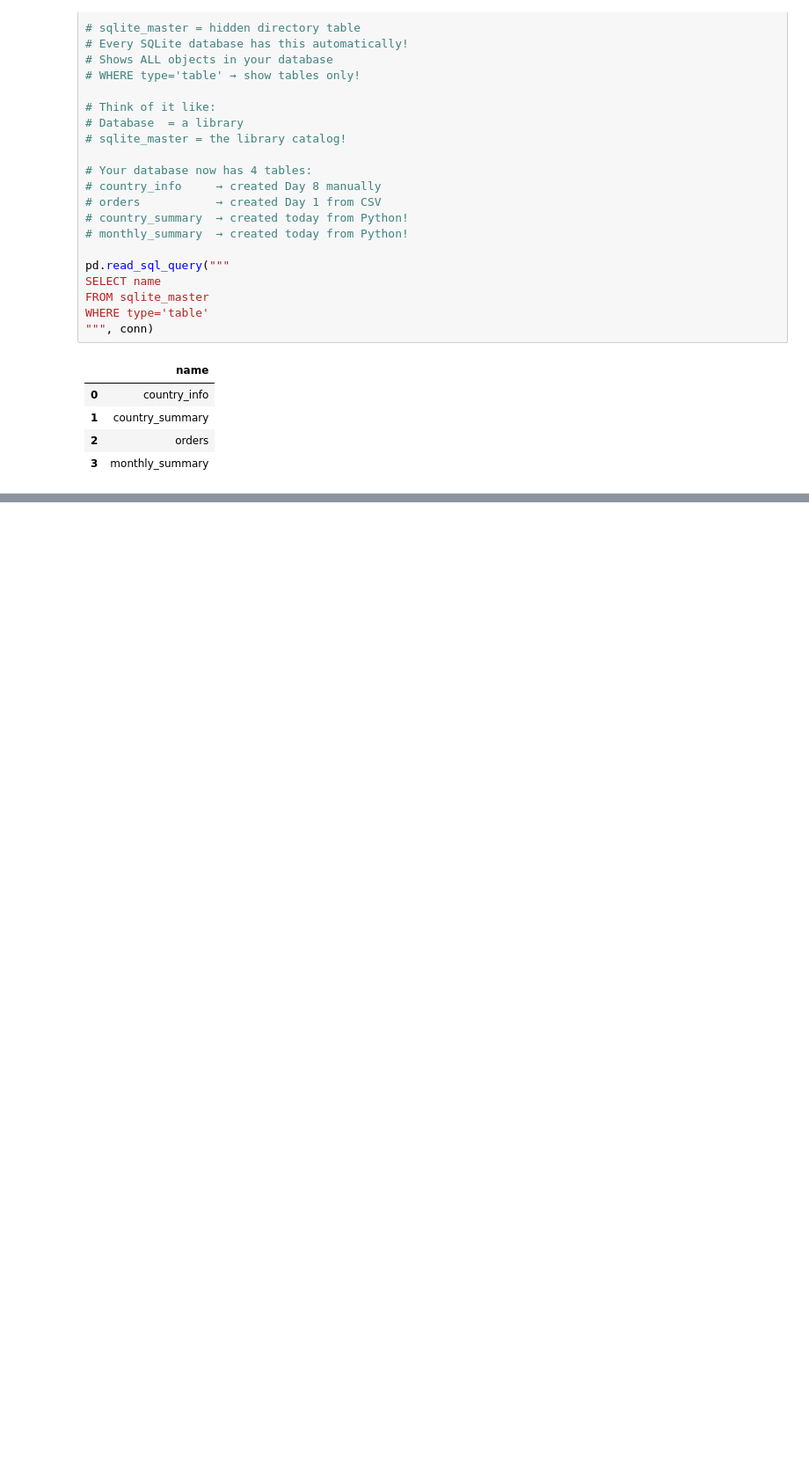
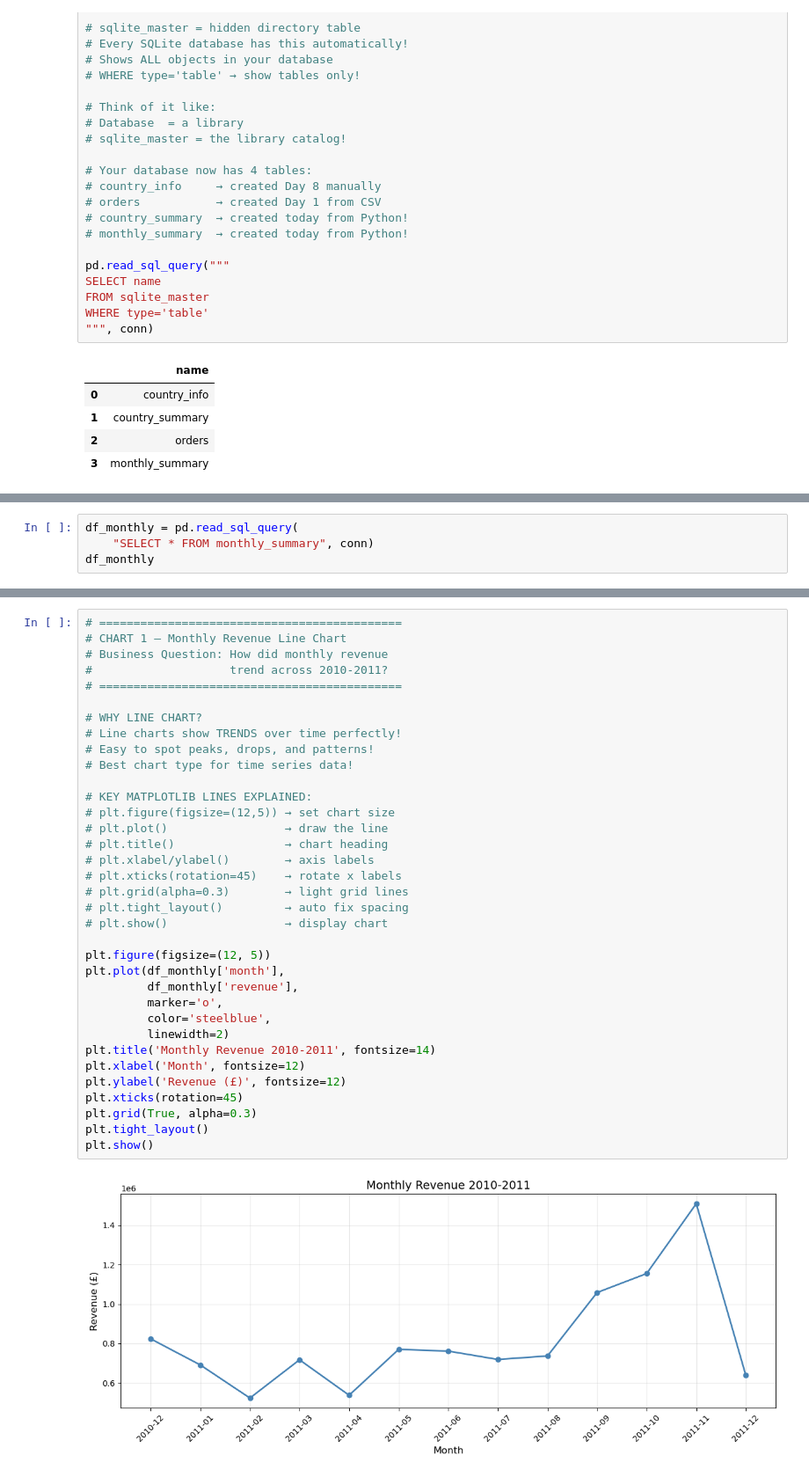
Before and after one commit to Danammadhunika/ml-journey, a Jupyter notebook: project_03_ecommerce_sql/notebooks/ecommerce_sql_analysis.ipynb, the cells around one changed output, grey strips where cells are left out. Shown at 88% size. Saved outputs shown, nothing was run; the diff lists cells and outputs as text; blank space fills up the shorter version.

Commit message:
Day 19: Pandas + SQL + Visualizations - 4 business charts created

```diff
--- a/project_03_ecommerce_sql/notebooks/ecommerce_sql_analysis.ipynb
+++ b/project_03_ecommerce_sql/notebooks/ecommerce_sql_analysis.ipynb
@@ -2576,0 +2583,4 @@ WHERE type='table'
+# %%
+df_monthly = pd.read_sql_query(
+    "SELECT * FROM monthly_summary", conn)
+df_monthly
@@ -2576,0 +2602,37 @@ WHERE type='table'
+# %%
+# ============================================
+# CHART 1 — Monthly Revenue Line Chart
+# Business Question: How did monthly revenue
+#                    trend across 2010-2011?
+# ============================================
+
+# WHY LINE CHART?
+# Line charts show TRENDS over time perfectly!
+# Easy to spot peaks, drops, and patterns!
+# Best chart type for time series data!
+
+# KEY MATPLOTLIB LINES EXPLAINED:
+# plt.figure(figsize=(12,5)) → set chart size
+# plt.plot()                 → draw the line
+# plt.title()                → chart heading
+# plt.xlabel/ylabel()        → axis labels
+# plt.xticks(rotation=45)    → rotate x labels
+# plt.grid(alpha=0.3)        → light grid lines
+# plt.tight_layout()         → auto fix spacing
+# plt.show()                 → display chart
+
+plt.figure(figsize=(12, 5))
+plt.plot(df_monthly['month'],
+         df_monthly['revenue'],
+         marker='o',
+         color='steelblue',
+         linewidth=2)
+plt.title('Monthly Revenue 2010-2011', fontsize=14)
+plt.xlabel('Month', fontsize=12)
+plt.ylabel('Revenue (£)', fontsize=12)
+plt.xticks(rotation=45)
+plt.grid(True, alpha=0.3)
+plt.tight_layout()
+plt.show()
+# %% [output]
+[figure, added]
```
Also changed, not shown: parts of 8 cells of this notebook, 2 other files.
